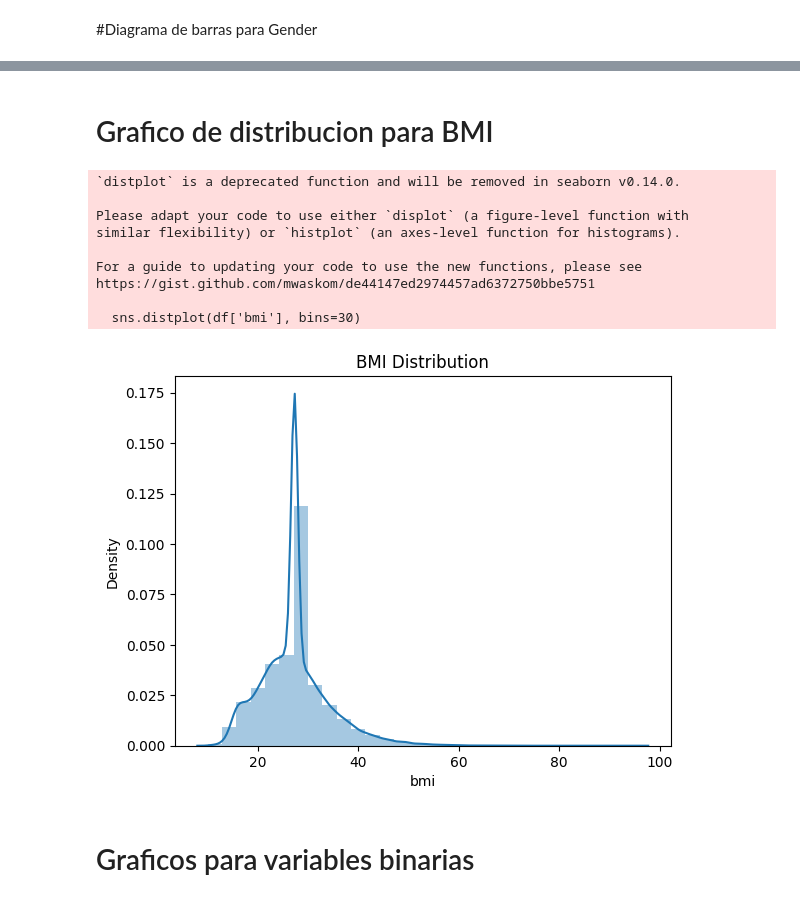
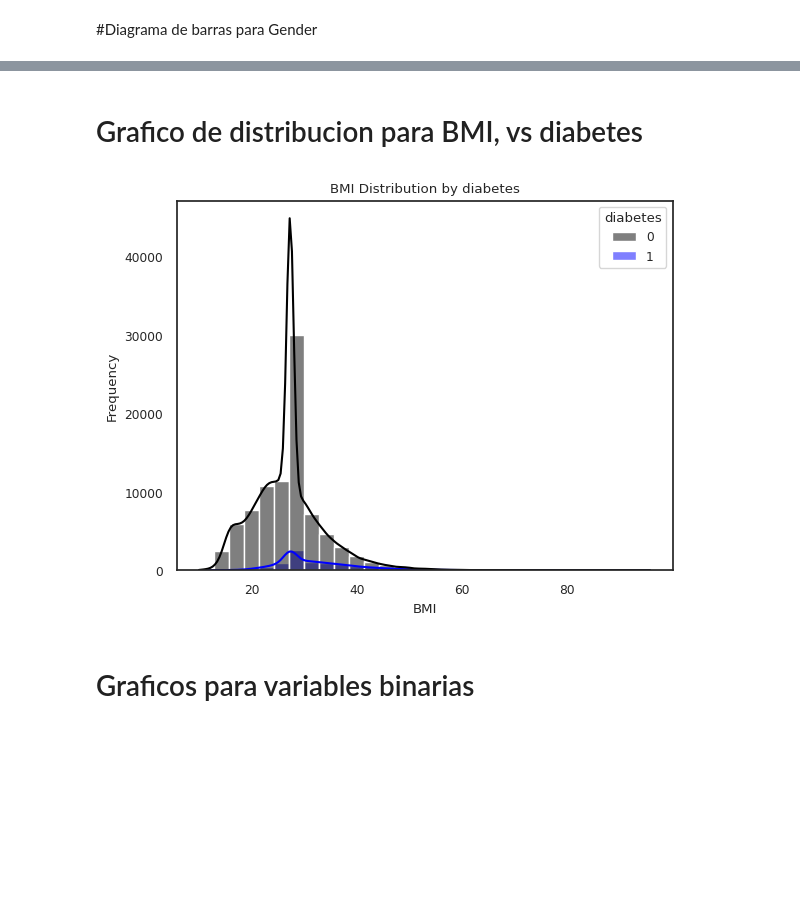
Before and after one commit to rosanahjk/testPublico, a Jupyter notebook: Desafío_Final_Python.ipynb, the cells around one changed output, grey strips where cells are left out. Drawn from its saved outputs; the diff is of its cells as text; code cells hidden in the pictures; blank space fills up the shorter version.

```diff
--- a/Desafío_Final_Python.ipynb
+++ b/Desafío_Final_Python.ipynb
@@ -193,20 +208,17 @@ Passing `palette` without assigning `hue` is deprecated and will be removed in v
 # %% [markdown]
-# Grafico de distribucion para BMI
+# Grafico de distribucion para BMI, vs diabetes
-# %%
-sns.distplot(df['bmi'], bins=30)
-plt.title('BMI Distribution')
-plt.show()
-# %% [output]
-`distplot` is a deprecated function and will be removed in seaborn v0.14.0.
-
-Please adapt your code to use either `displot` (a figure-level function with
-similar flexibility) or `histplot` (an axes-level function for histograms).
-
-For a guide to updating your code to use the new functions, please see
-https://gist.github.com/mwaskom/de44147ed2974457ad6372750bbe5751
-
-  sns.distplot(df['bmi'], bins=30)
-[figure, removed]
+# %%
+# Definir una paleta de colores personalizada
+palette_colors = {0: "black", 1: "blue"}
+
+# Usar histplot con una paleta de colores personalizada
+sns.histplot(data=df, x='bmi', bins=30, kde=True, hue='diabetes', palette=palette_colors)
+plt.title('BMI Distribution by diabetes')
+plt.xlabel('BMI')  # Etiqueta para el eje X
+plt.ylabel('Frequency')  # Etiqueta para el eje Y
+plt.show()
+# %% [output]
+[figure, added]
 # %% [markdown]
 # Graficos para variables binarias
 # %%
```
Also changed, not shown: parts of 33 cells of this notebook.
